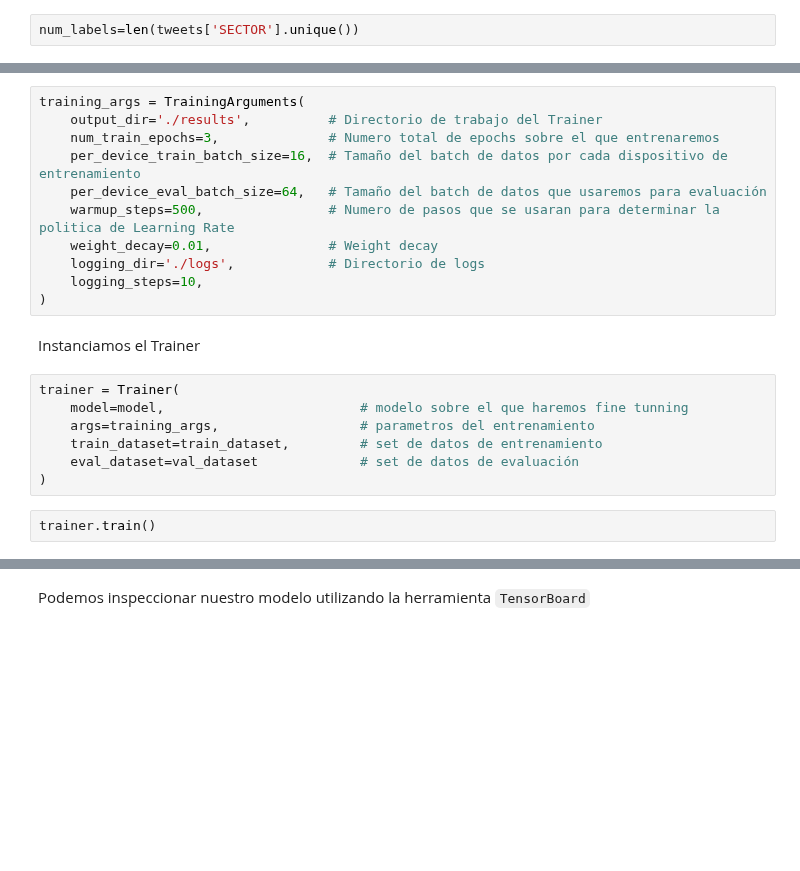
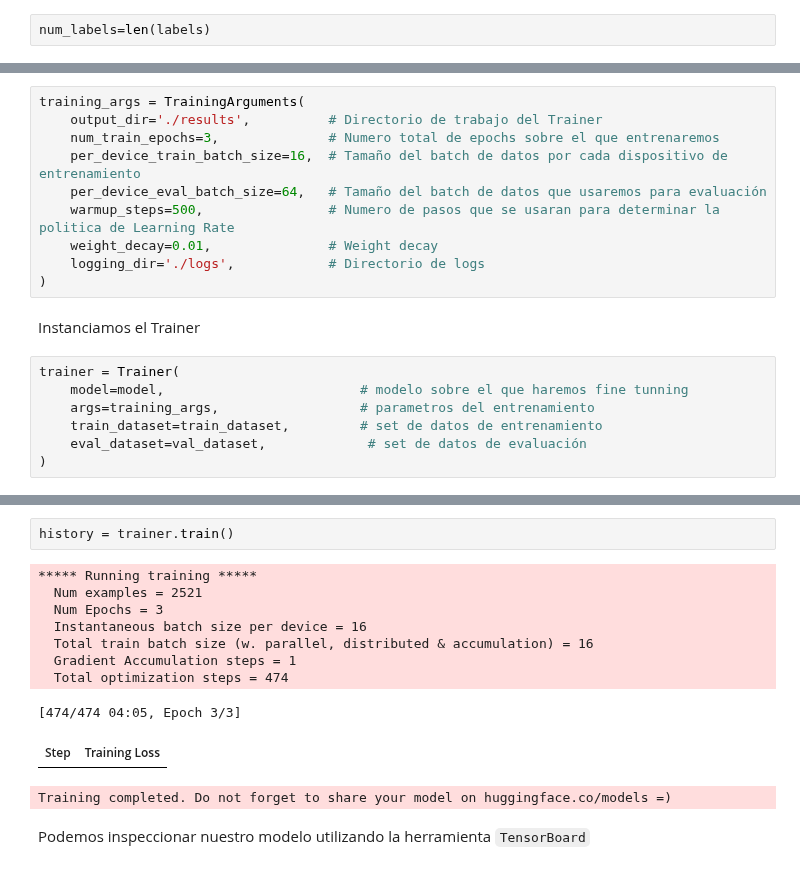
Before and after one commit to santiagxf/M72109, a Jupyter notebook: docs/nlp/neural/BERT_classification.ipynb, the cells around one changed output, grey strips where cells are left out. Drawn from its saved outputs; the diff is of its cells as text; blank space fills up the shorter version.

Commit message:
Updating the save model section

```diff
--- a/docs/nlp/neural/BERT_classification.ipynb
+++ b/docs/nlp/neural/BERT_classification.ipynb
@@ -83,7 +94,7 @@ array(['RETAIL', 'TELCO', 'ALIMENTACION', 'AUTOMOCION', 'BANCA',
 # %% [markdown]
 Necesitaremos contar con el numero de categorias para nuestro clasificador:
 # %%
-num_labels=len(tweets['SECTOR'].unique())
+num_labels=len(labels)
 # %% [markdown]
 Antes de hacer fine-tunning de nuestro modelo, tenemos que instanciar el modelo sobre el cual queremos aplicar esta técnica. Para ello instanciaremos el modelo base el cual no está entrenado en ninguna tarea en particular. De hecho, si habilitan las alertas en este notebook, verán que cuando se carga el modelo, la libreria HuggingFace les advierte sobre esto:
 # %%
@@ -126,7 +137,6 @@ training_args = TrainingArguments(
     warmup_steps=500,                # Numero de pasos que se usaran para determinar la politica de Learning Rate
     weight_decay=0.01,               # Weight decay
     logging_dir='./logs',            # Directorio de logs
-    logging_steps=10,
 )
 # %% [markdown]
 Instanciamos el Trainer
@@ -135,7 +145,5 @@ trainer = Trainer(
     model=model,                         # modelo sobre el que haremos fine tunning
     args=training_args,                  # parametros del entrenamiento
     train_dataset=train_dataset,         # set de datos de entrenamiento
-    eval_dataset=val_dataset             # set de datos de evaluación
+    eval_dataset=val_dataset,             # set de datos de evaluación
 )
-# %%
-trainer.train()
@@ -170,3 +150,16 @@ TrainOutput(global_step=474, training_loss=0.50611606927565, metrics={'train_run
+# %%
+history = trainer.train()
+# %% [output]
+***** Running training *****
+  Num examples = 2521
+  Num Epochs = 3
+  Instantaneous batch size per device = 16
+  Total train batch size (w. parallel, distributed & accumulation) = 16
+  Gradient Accumulation steps = 1
+  Total optimization steps = 474
+[474/474 04:05, Epoch 3/3]
+| Step | Training Loss |
+Training completed. Do not forget to share your model on huggingface.co/models =)
 # %% [markdown]
 Podemos inspeccionar nuestro modelo utilizando la herramienta `TensorBoard`
 # %%
```
Also changed, not shown: parts of 12 cells of this notebook.
